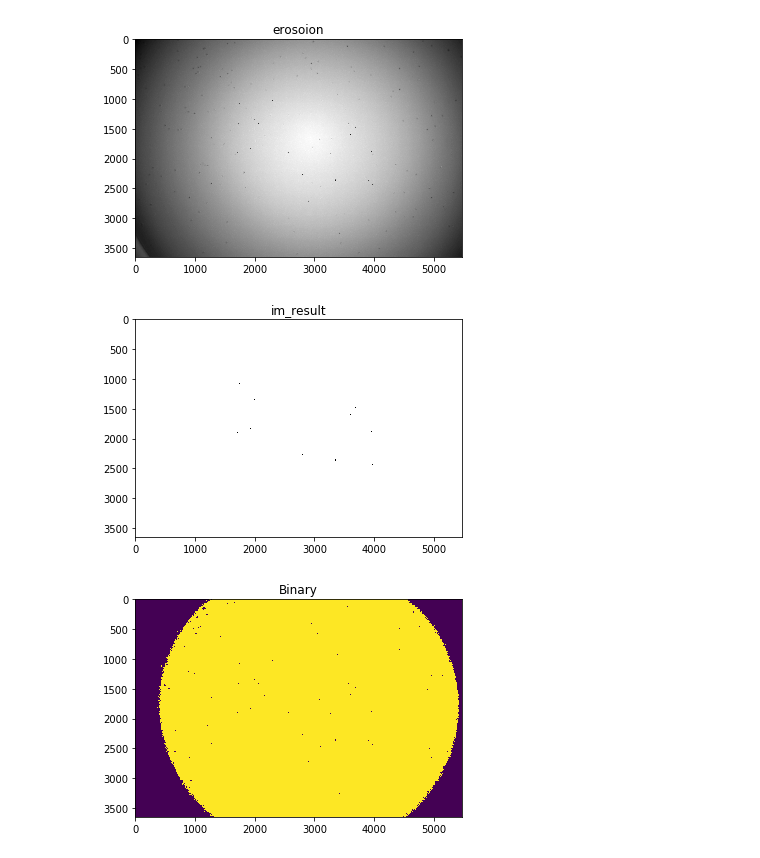
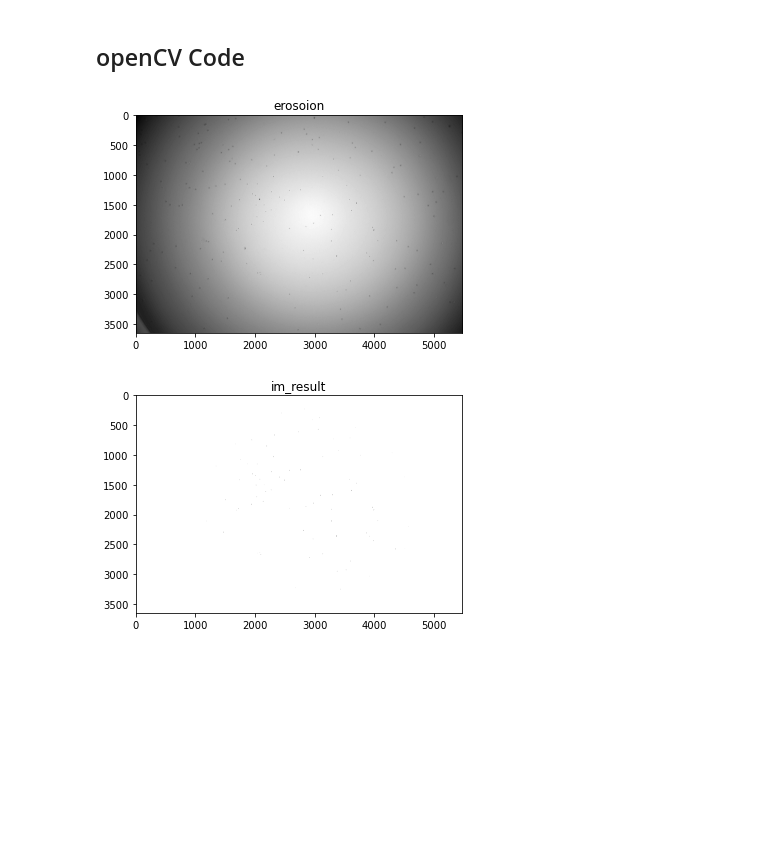
Before and after one commit to jetsql/image-processing, a Jupyter notebook: image_process_exam.ipynb, the cells around one changed output. Cells and saved outputs as stored; diff of their text form; code cells hidden in the pictures; blank space fills up the shorter version.

```diff
--- a/image_process_exam.ipynb
+++ b/image_process_exam.ipynb
@@ -5,0 +9,7 @@ from matplotlib import pyplot as plt
+# %%
+path='D:\\W_A1_0_3.jpg'
+#轉灰階
+im_gray = cv2.imread(path,0)
+plt.imshow(im_gray,cmap='gray')
+plt.title('Original')
+plt.show()
@@ -6,70 +83,33 @@ from matplotlib import pyplot as plt
+# %% [markdown]
+## openCV Code
 # %%
-path='C:\\Users\\perry\\image_process_class\\W_A1_0_3.jpg'
-#Image type，並轉灰階
-im_gray=cv2.imread(path,0)
+
 #做colsing
 kernel_dilation=np.ones((5,5),np.uint8)
 dilation=cv2.dilate(im_gray,kernel_dilation)
 kernel_erosion=np.ones((3,3),np.uint8)
 erosoion=cv2.erode(dilation,kernel_erosion)
 
-cv2.imwrite('C:\\Users\\perry\\image_process_class\\closing.jpg',erosoion)
+cv2.imwrite('D:\\closing.jpg',erosoion)
 plt.imshow(erosoion,cmap='gray')
 plt.title('erosoion')
 plt.show()
 
 #做自適應二值化
-erosion_gray=cv2.imread('C:\\Users\\perry\\image_process_class\\closing.jpg',0)
+erosion_gray=cv2.imread('D:\\closing.jpg',0)
 im_adaptive=cv2.adaptiveThreshold(erosion_gray,255,
                                   cv2.ADAPTIVE_THRESH_GAUSSIAN_C,
                                   cv2.THRESH_BINARY,5,3)
 kernel_dilation=np.ones((3,3),np.uint8)
 dilation=cv2.dilate(im_adaptive,kernel_dilation)
 
 kernel_erosion=np.ones((3,3),np.uint8)
 im_result=cv2.erode(dilation,kernel_erosion)
 
-cv2.imwrite('C:\\Users\\perry\\image_process_class\\im_result.jpg',im_result)
+cv2.imwrite('D:\\im_result.jpg',im_result)
 plt.imshow(im_result,cmap='gray')
 plt.title('im_result')
 plt.show()
 # %% [output]
-[figure, old version]
+[figure, new version]
-[figure, old version]
+[figure, new version]
-# %%
-path='C:\\Users\\perry\\image_process_class\\W_A1_0_3.jpg'
-#Image type，並轉灰階
-im_gray=cv2.imread(path,0)
-#做colsing
-k=np.ones((3,3),np.uint8)
-result1=cv2.morphologyEx(im_gray,cv2.MORPH_CLOSE,k,iterations=3)
-
-
-
-
-im_gray_arr=np.array(im_gray)
-heigh,width=im_gray.shape
-
-
-ss=[]
-for i in range(heigh):
-    for j in range(width):
-#         temp=img_gray.getpixel(x,y) #getpixel 取出每個pixel
-        z=im_gray_arr[i][j]
-        if z > 75:
-            z=255
-        else:
-            z=0
-        ss.append(z)
-
-ary = np.array(ss) #將二值後的資料轉Array
-# numpy轉image & show 二值化的圖
-im_result=ary.reshape(heigh, width)
-
-#存檔
-cv2.imwrite('C:\\Users\\perry\\image_process_class\\reglst.jpg',im_result)
-plt.imshow(im_result,cmap='gray')
-plt.title('Binary')
-plt.show()
-# %% [output]
-[figure, removed]
```
Also changed, not shown: parts of 8 cells of this notebook.
